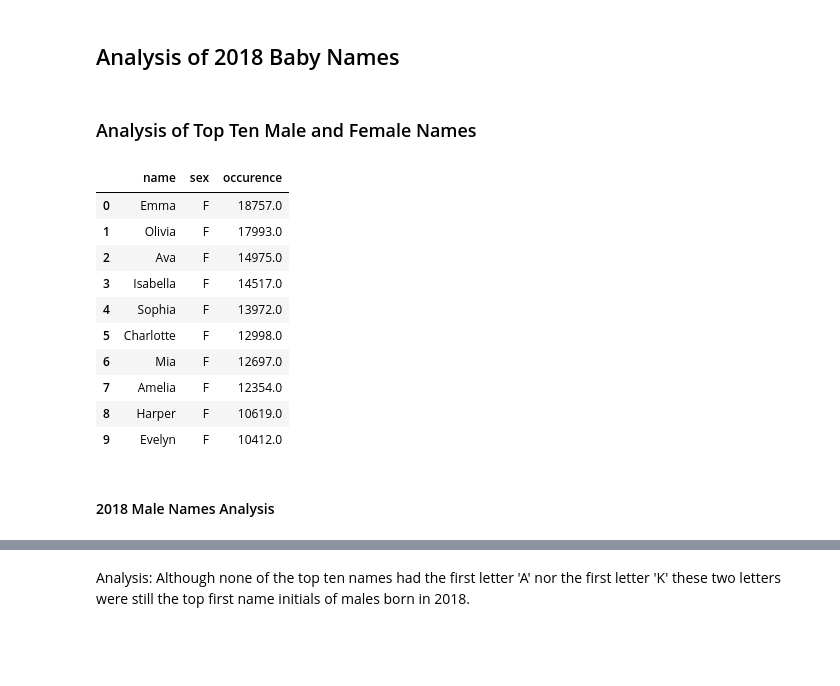
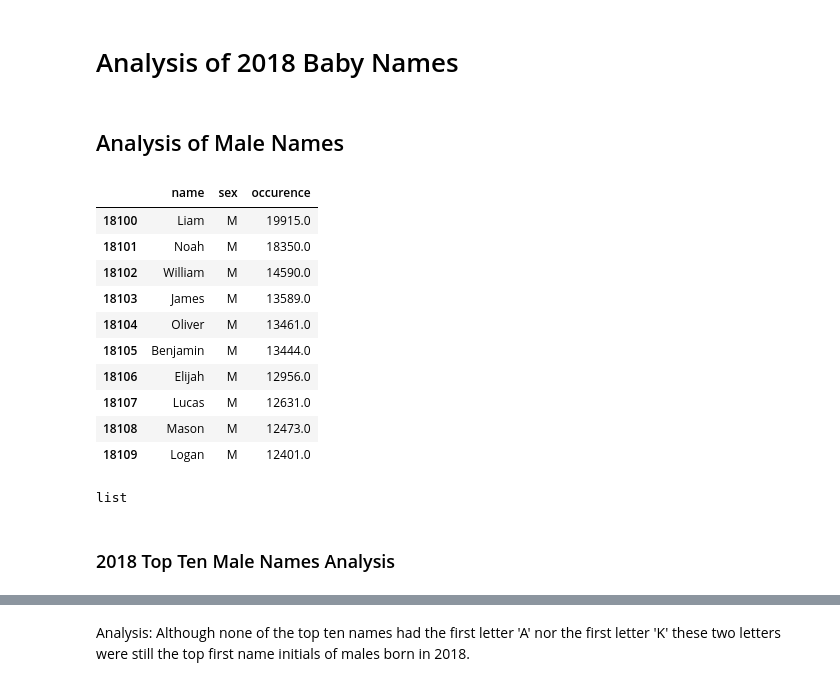
Before and after one commit to arjneal/DataScience, a Jupyter notebook: data_analytics/jupyter_notebooks/babynames.ipynb, the cells around one changed output, grey strips where cells are left out. Saved outputs shown, nothing was run; the diff lists cells and outputs as text; code cells hidden in the pictures; blank space fills up the shorter version.

```diff
--- a/data_analytics/jupyter_notebooks/babynames.ipynb
+++ b/data_analytics/jupyter_notebooks/babynames.ipynb
@@ -8,4 +8,4 @@ from csv import DictReader
     # Plot the top ten in 2018 against those same names in 1918
     # Plot the tope ten in 1918 against the same names in 2018
 # %% [markdown]
-## Analysis of 2018 Baby Names
+# Analysis of 2018 Baby Names
@@ -35,33 +14,33 @@ def read_csv_rows(filename: str) -> list[dict[str, str]]:
 SURVEY_DATA_CSV_FILE_PATH: str = "../data/yob2018.csv"
 data = pd.read_csv(SURVEY_DATA_CSV_FILE_PATH, names = ['name', 'sex', 'occurence'])
 # %% [markdown]
-### Analysis of Top Ten Male and Female Names
+## Analysis of Male Names
 # %%
-# Assign null value to all names assigned sex of female at birth
+# ===Mask Female Data ====
+# Only returns values that are associated with assigned sex of male at birth.
 male_data = data.mask(data['sex'] == 'F')
-# # Drop the null values
-# male_data = pd.DataFrame(male_data.Sex.notnull())
 male_data = male_data.dropna()
 top_ten_male = male_data.head(10)
-
-# --- Mask Male Data ----
-female_data = data.mask(data['sex'] == 'M').dropna()
-top_ten_female = female_data.head(10)
-top_ten_female
+top_ten_male
 # %% [output]
 |  | name | sex | occurence |
-| 0 | Emma | F | 18757.0 |
-| 1 | Olivia | F | 17993.0 |
-| 2 | Ava | F | 14975.0 |
-| 3 | Isabella | F | 14517.0 |
-| 4 | Sophia | F | 13972.0 |
-| 5 | Charlotte | F | 12998.0 |
-| 6 | Mia | F | 12697.0 |
-| 7 | Amelia | F | 12354.0 |
-| 8 | Harper | F | 10619.0 |
-| 9 | Evelyn | F | 10412.0 |
+| 18100 | Liam | M | 19915.0 |
+| 18101 | Noah | M | 18350.0 |
+| 18102 | William | M | 14590.0 |
+| 18103 | James | M | 13589.0 |
+| 18104 | Oliver | M | 13461.0 |
+| 18105 | Benjamin | M | 13444.0 |
+| 18106 | Elijah | M | 12956.0 |
+| 18107 | Lucas | M | 12631.0 |
+| 18108 | Mason | M | 12473.0 |
+| 18109 | Logan | M | 12401.0 |
+# %%
+twentyeighteen_names = list(top_ten_male.name)
+type(twentyeighteen_names)
+# %% [output]
+list
 # %% [markdown]
-#### 2018 Male Names Analysis
+### 2018 Top Ten Male Names Analysis
 # %%
 matplotlib.rcParams['figure.figsize'] = [10, 10]
 from matplotlib import pyplot as plt
```
Also changed, not shown: parts of 23 cells of this notebook.
